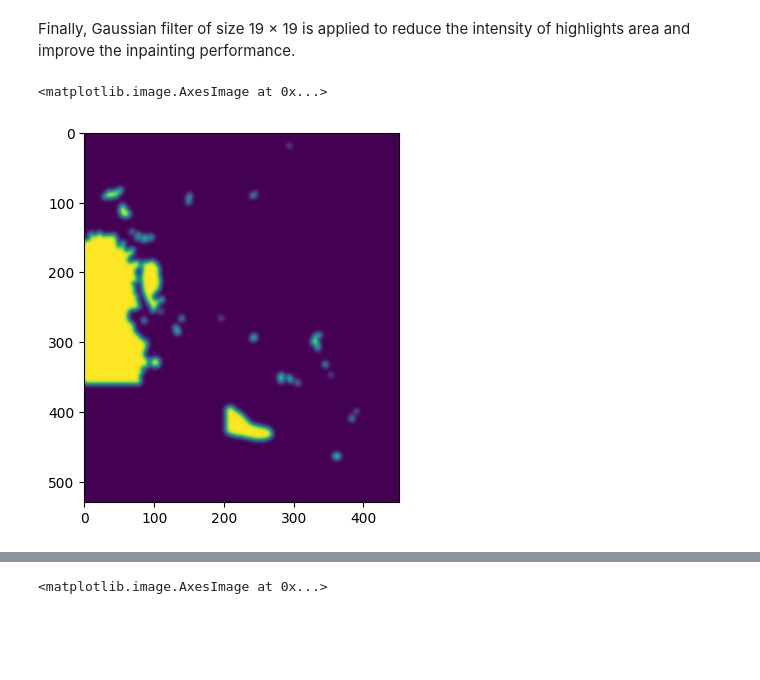
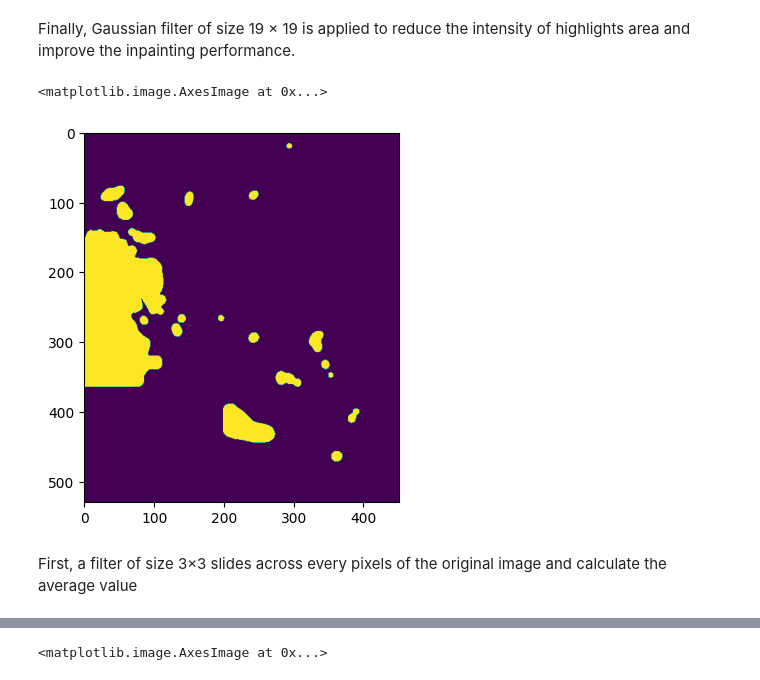
Before and after one commit to AdiJoost/medVQA-imageClef-Polyps, a Jupyter notebook: image_preparation.ipynb, the cells around one changed output, grey strips where cells are left out. Saved outputs shown, nothing was run; the diff lists cells and outputs as text; code cells hidden in the pictures; blank space fills up the shorter version.

```diff
--- a/image_preparation.ipynb
+++ b/image_preparation.ipynb
@@ -46,8 +46,12 @@ filter of size 19 × 19 is applied to reduce the intensity of highlights area an
 inpainting performance.
 # %%
 smoothed = cv2.GaussianBlur(eroded, (19, 19), 0)
+_, binary_mask = cv2.threshold(smoothed, 20, 1, cv2.THRESH_BINARY)
 # %%
-plt.imshow(smoothed)
+plt.imshow(binary_mask)
 # %% [output]
 <matplotlib.image.AxesImage at 0x...>
-[figure, old version]
+[figure, new version]
+# %% [markdown]
+First, a filter of size 3×3 slides across every pixels of the original image and calculate the average
+value
```
Also changed, not shown: parts of 6 cells of this notebook.
